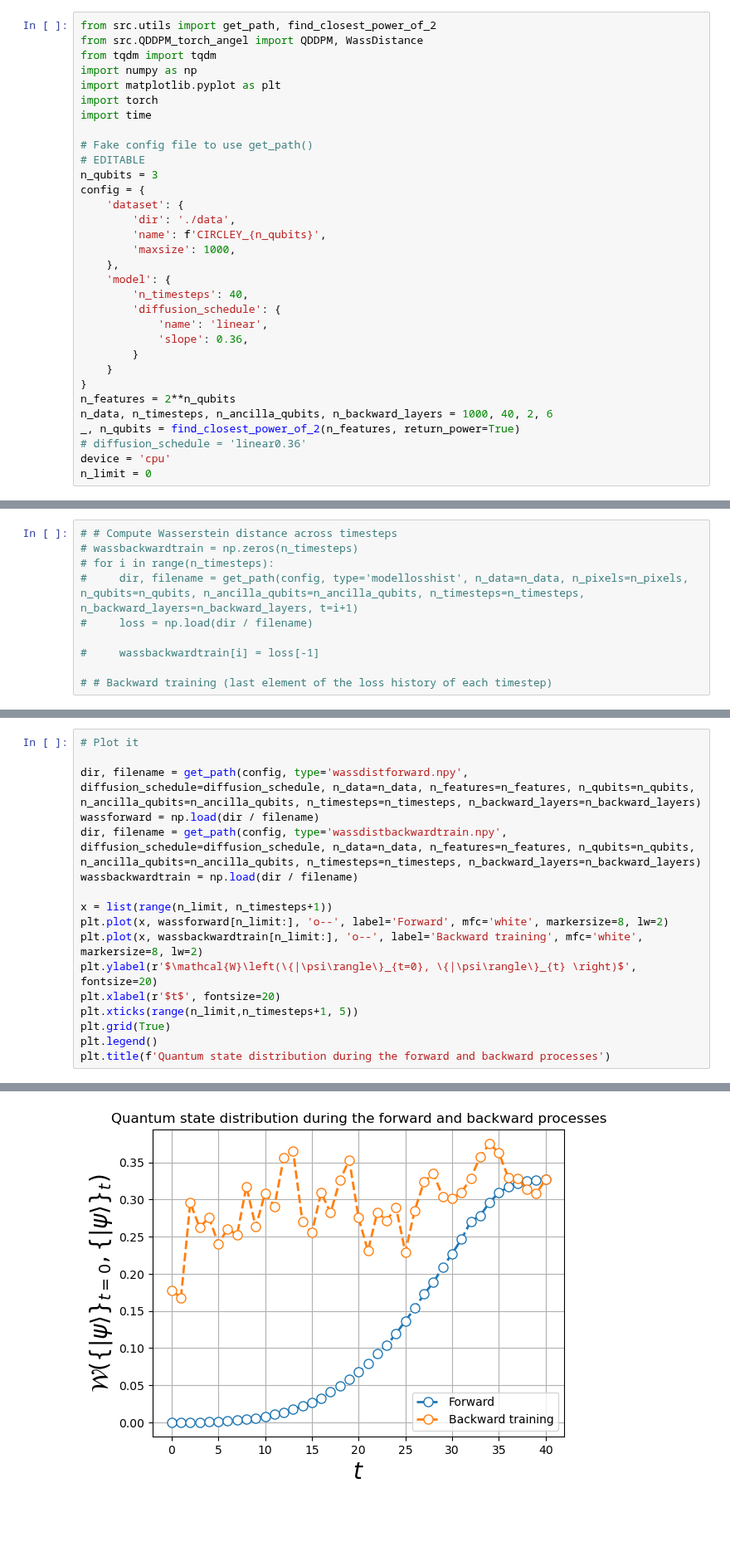
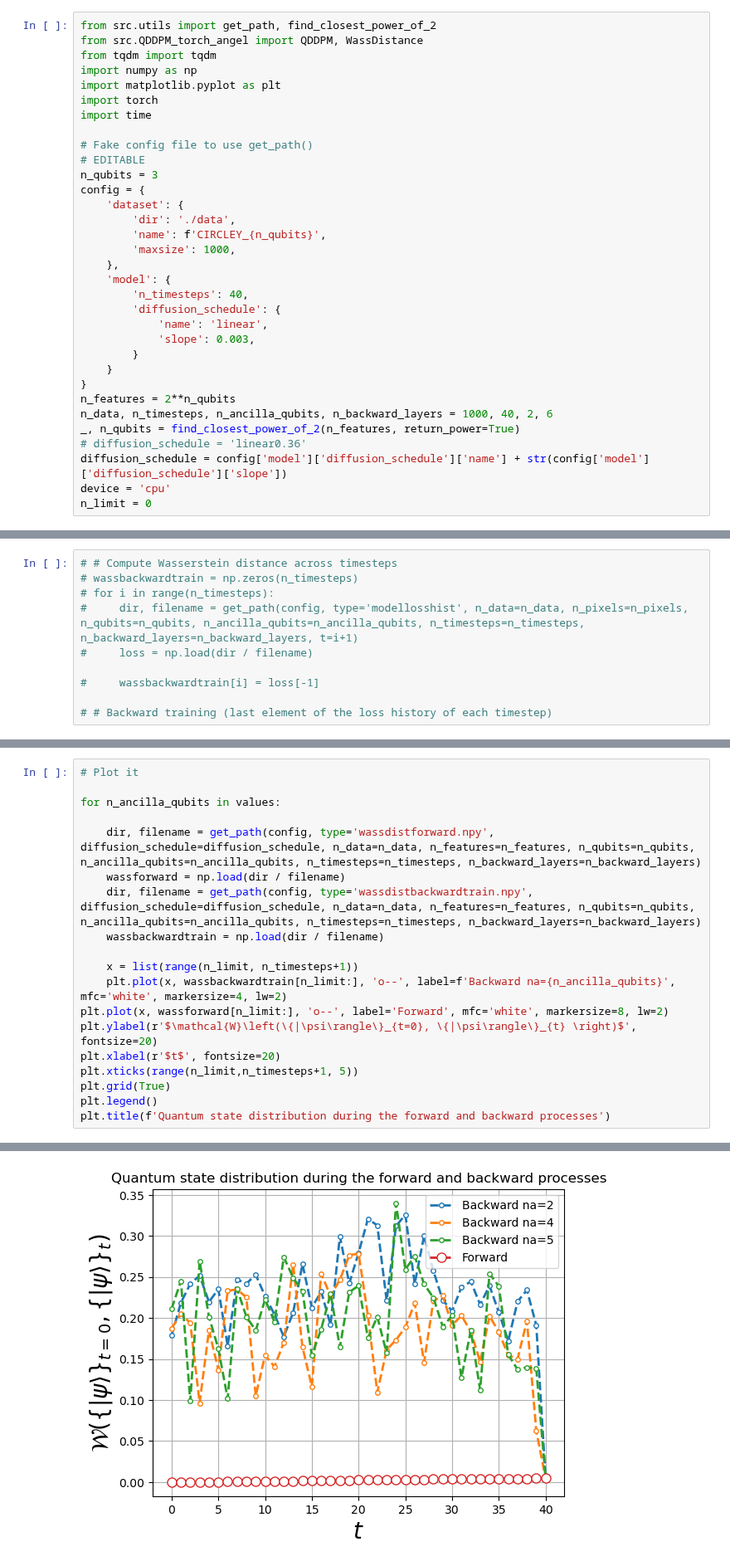
Before and after one commit to alapena/QuantGenMdl, a Jupyter notebook: visualize_denoising.ipynb, the cells around one changed output, grey strips where cells are left out. Shown at 83% size. Cells and saved outputs as stored; diff of their text form; blank space fills up the shorter version.

```diff
--- a/visualize_denoising.ipynb
+++ b/visualize_denoising.ipynb
@@ -20,7 +20,7 @@ config = {
         'n_timesteps': 40,
         'diffusion_schedule': {
             'name': 'linear',
-            'slope': 0.36,
+            'slope': 0.003,
         }
     }
 }
@@ -28,6 +28,7 @@ n_features = 2**n_qubits
 n_data, n_timesteps, n_ancilla_qubits, n_backward_layers = 1000, 40, 2, 6
 _, n_qubits = find_closest_power_of_2(n_features, return_power=True)
 # diffusion_schedule = 'linear0.36'
+diffusion_schedule = config['model']['diffusion_schedule']['name'] + str(config['model']['diffusion_schedule']['slope'])
 device = 'cpu'
 n_limit = 0
 # %%
@@ -124,23 +156,25 @@ np.save(dir / filename, wass)
 # %%
 # Plot it
 
-dir, filename = get_path(config, type='wassdistforward.npy', diffusion_schedule=diffusion_schedule, n_data=n_data, n_features=n_features, n_qubits=n_qubits, n_ancilla_qubits=n_ancilla_qubits, n_timesteps=n_timesteps, n_backward_layers=n_backward_layers)
-wassforward = np.load(dir / filename)
-dir, filename = get_path(config, type='wassdistbackwardtrain.npy', diffusion_schedule=diffusion_schedule, n_data=n_data, n_features=n_features, n_qubits=n_qubits, n_ancilla_qubits=n_ancilla_qubits, n_timesteps=n_timesteps, n_backward_layers=n_backward_layers)
-wassbackwardtrain = np.load(dir / filename)
+for n_ancilla_qubits in values:
 
-x = list(range(n_limit, n_timesteps+1))
+    dir, filename = get_path(config, type='wassdistforward.npy', diffusion_schedule=diffusion_schedule, n_data=n_data, n_features=n_features, n_qubits=n_qubits, n_ancilla_qubits=n_ancilla_qubits, n_timesteps=n_timesteps, n_backward_layers=n_backward_layers)
+    wassforward = np.load(dir / filename)
+    dir, filename = get_path(config, type='wassdistbackwardtrain.npy', diffusion_schedule=diffusion_schedule, n_data=n_data, n_features=n_features, n_qubits=n_qubits, n_ancilla_qubits=n_ancilla_qubits, n_timesteps=n_timesteps, n_backward_layers=n_backward_layers)
+    wassbackwardtrain = np.load(dir / filename)
+
+    x = list(range(n_limit, n_timesteps+1))
+    plt.plot(x, wassbackwardtrain[n_limit:], 'o--', label=f'Backward na={n_ancilla_qubits}', mfc='white', markersize=4, lw=2)
 plt.plot(x, wassforward[n_limit:], 'o--', label='Forward', mfc='white', markersize=8, lw=2)
-plt.plot(x, wassbackwardtrain[n_limit:], 'o--', label='Backward training', mfc='white', markersize=8, lw=2)
 plt.ylabel(r'$\mathcal{W}\left(\{|\psi\rangle\}_{t=0}, \{|\psi\rangle\}_{t} \right)$', fontsize=20)
 plt.xlabel(r'$t$', fontsize=20)
 plt.xticks(range(n_limit,n_timesteps+1, 5))
 plt.grid(True)
 plt.legend()
 plt.title(f'Quantum state distribution during the forward and backward processes')
 # %% [output]
 Text(0.5, 1.0, 'Quantum state distribution during the forward and backward processes')
-[figure, old version]
+[figure, new version]
 # %%
 # Compute the images across timesteps.
 # device = torch.device('cuda:0')
```
Also changed, not shown: parts of 3 cells of this notebook, 3 other files.
